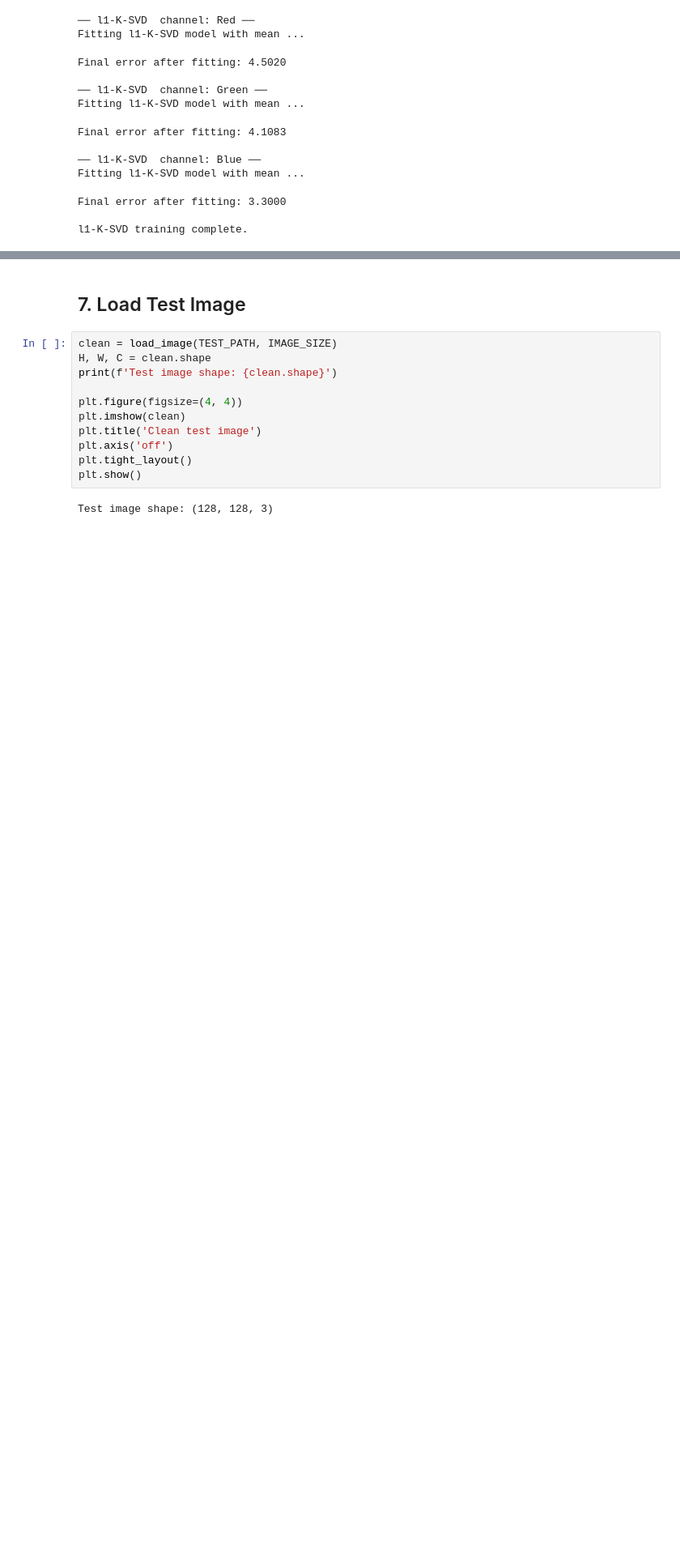
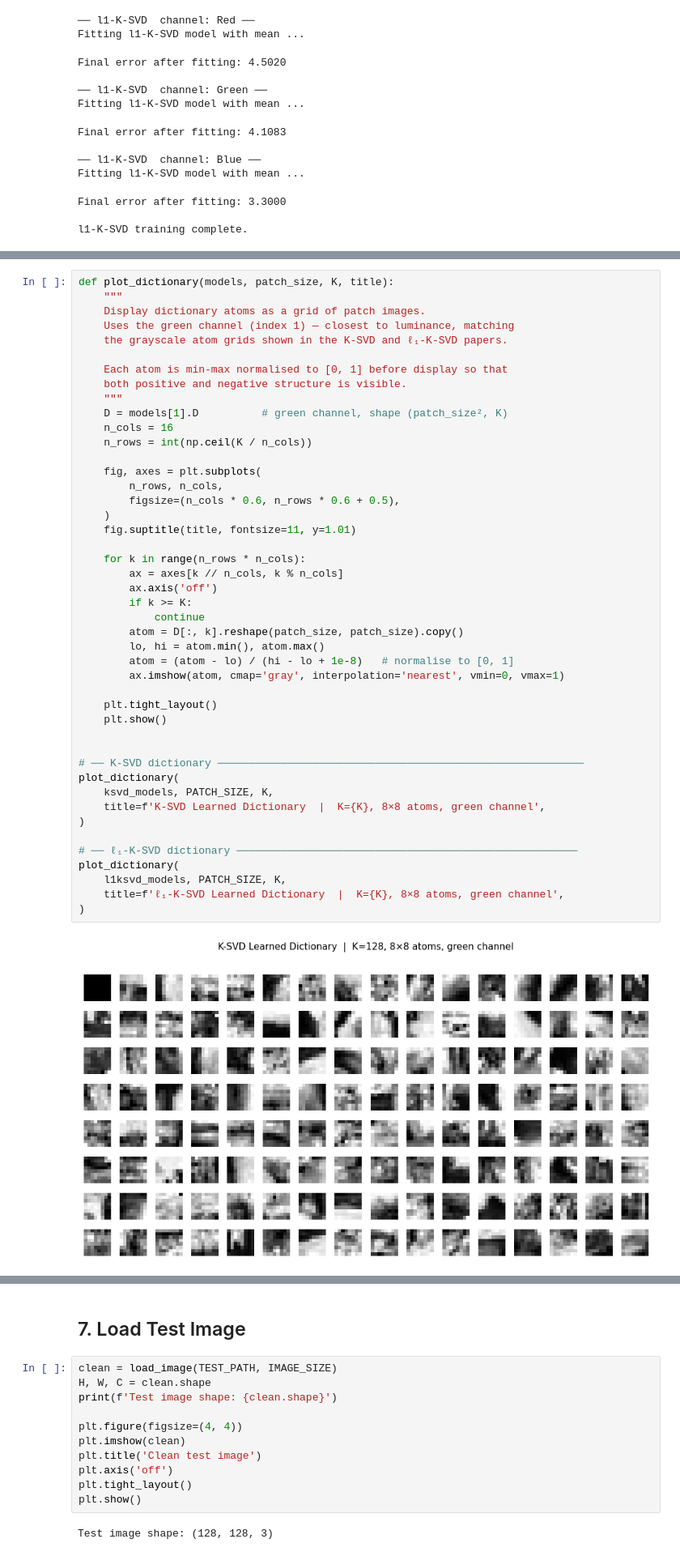
Before and after one commit to dwaipayanhaldar/E9-203-Compressed-Sensing-Sparse-Signal-Processing, a Jupyter notebook: Project/main.ipynb, the cells around one changed output, grey strips where cells are left out. Shown at 81% size. Cells and saved outputs as stored; diff of their text form; blank space fills up the shorter version.

```diff
--- a/Project/main.ipynb
+++ b/Project/main.ipynb
@@ -273,0 +273,47 @@ l1-K-SVD training complete.
+# %%
+def plot_dictionary(models, patch_size, K, title):
+    """
+    Display dictionary atoms as a grid of patch images.
+    Uses the green channel (index 1) — closest to luminance, matching
+    the grayscale atom grids shown in the K-SVD and ℓ₁-K-SVD papers.
+
+    Each atom is min-max normalised to [0, 1] before display so that
+    both positive and negative structure is visible.
+    """
+    D = models[1].D          # green channel, shape (patch_size², K)
+    n_cols = 16
+    n_rows = int(np.ceil(K / n_cols))
+
+    fig, axes = plt.subplots(
+        n_rows, n_cols,
+        figsize=(n_cols * 0.6, n_rows * 0.6 + 0.5),
+    )
+    fig.suptitle(title, fontsize=11, y=1.01)
+
+    for k in range(n_rows * n_cols):
+        ax = axes[k // n_cols, k % n_cols]
+        ax.axis('off')
+        if k >= K:
+            continue
+        atom = D[:, k].reshape(patch_size, patch_size).copy()
+        lo, hi = atom.min(), atom.max()
+        atom = (atom - lo) / (hi - lo + 1e-8)   # normalise to [0, 1]
+        ax.imshow(atom, cmap='gray', interpolation='nearest', vmin=0, vmax=1)
+
+    plt.tight_layout()
+    plt.show()
+
+
+# ── K-SVD dictionary ──────────────────────────────────────────────────────────
+plot_dictionary(
+    ksvd_models, PATCH_SIZE, K,
+    title=f'K-SVD Learned Dictionary  |  K={K}, 8×8 atoms, green channel',
+)
+
+# ── ℓ₁-K-SVD dictionary ──────────────────────────────────────────────────────
+plot_dictionary(
+    l1ksvd_models, PATCH_SIZE, K,
+    title=f'ℓ₁-K-SVD Learned Dictionary  |  K={K}, 8×8 atoms, green channel',
+)
+# %% [output]
+[figure, added]
```
Also changed, not shown: parts of 6 cells of this notebook, 3 other files.
